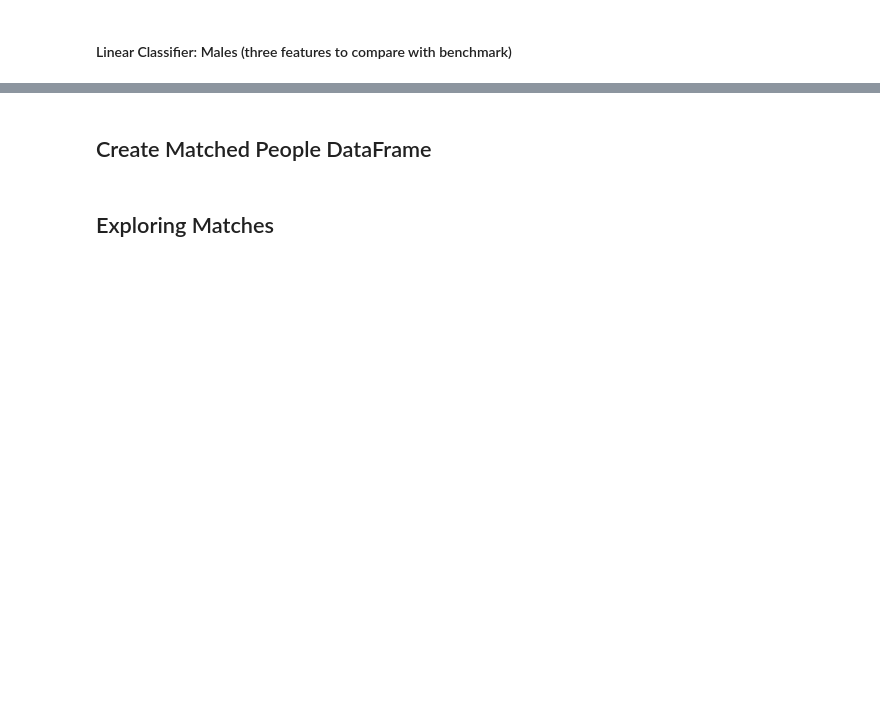
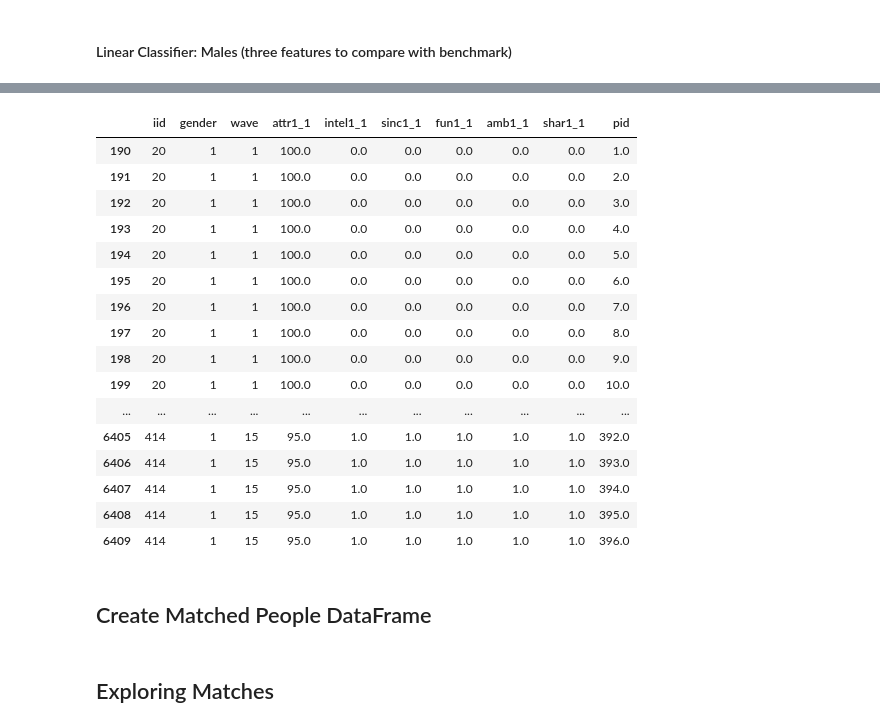
Before and after one commit to fiatveritas/Portfolio, a Jupyter notebook: Udacity_Project_5_Capstone/Love_At_First_Sight.ipynb, the cells around one changed output, grey strips where cells are left out. Cells and saved outputs as stored; diff of their text form; code cells hidden in the pictures; blank space fills up the shorter version.

```diff
--- a/Udacity_Project_5_Capstone/Love_At_First_Sight.ipynb
+++ b/Udacity_Project_5_Capstone/Love_At_First_Sight.ipynb
@@ -570,6 +701,24 @@ fc.linear_classifier(men_input_df[['attr', 'amb', 'intel']], men_target_df)
 # %%
 data_2 = pd.read_csv("Speed Dating Data.csv")
-data_2[['iid', 'gender', 'wave', 'attr1_1',	'intel1_1', 'sinc1_1', 'fun1_1', 'amb1_1', 'shar1_1']][data_2['attr1_1'] >= 90]
+data_2[['iid', 'gender', 'wave', 'attr1_1',	'intel1_1', 'sinc1_1', 'fun1_1', 'amb1_1', 'shar1_1', 'pid']][data_2['attr1_1'] >= 90]
+# %% [output]
+|  | iid | gender | wave | attr1_1 | intel1_1 | sinc1_1 | fun1_1 | amb1_1 | shar1_1 | pid |
+| 190 | 20 | 1 | 1 | 100.0 | 0.0 | 0.0 | 0.0 | 0.0 | 0.0 | 1.0 |
+| 191 | 20 | 1 | 1 | 100.0 | 0.0 | 0.0 | 0.0 | 0.0 | 0.0 | 2.0 |
+| 192 | 20 | 1 | 1 | 100.0 | 0.0 | 0.0 | 0.0 | 0.0 | 0.0 | 3.0 |
+| 193 | 20 | 1 | 1 | 100.0 | 0.0 | 0.0 | 0.0 | 0.0 | 0.0 | 4.0 |
+| 194 | 20 | 1 | 1 | 100.0 | 0.0 | 0.0 | 0.0 | 0.0 | 0.0 | 5.0 |
+| 195 | 20 | 1 | 1 | 100.0 | 0.0 | 0.0 | 0.0 | 0.0 | 0.0 | 6.0 |
+| 196 | 20 | 1 | 1 | 100.0 | 0.0 | 0.0 | 0.0 | 0.0 | 0.0 | 7.0 |
+| 197 | 20 | 1 | 1 | 100.0 | 0.0 | 0.0 | 0.0 | 0.0 | 0.0 | 8.0 |
+| 198 | 20 | 1 | 1 | 100.0 | 0.0 | 0.0 | 0.0 | 0.0 | 0.0 | 9.0 |
+| 199 | 20 | 1 | 1 | 100.0 | 0.0 | 0.0 | 0.0 | 0.0 | 0.0 | 10.0 |
+| ... | ... | ... | ... | ... | ... | ... | ... | ... | ... | ... |
+| 6405 | 414 | 1 | 15 | 95.0 | 1.0 | 1.0 | 1.0 | 1.0 | 1.0 | 392.0 |
+| 6406 | 414 | 1 | 15 | 95.0 | 1.0 | 1.0 | 1.0 | 1.0 | 1.0 | 393.0 |
+| 6407 | 414 | 1 | 15 | 95.0 | 1.0 | 1.0 | 1.0 | 1.0 | 1.0 | 394.0 |
+| 6408 | 414 | 1 | 15 | 95.0 | 1.0 | 1.0 | 1.0 | 1.0 | 1.0 | 395.0 |
+| 6409 | 414 | 1 | 15 | 95.0 | 1.0 | 1.0 | 1.0 | 1.0 | 1.0 | 396.0 |
 # %% [markdown]
 <h2>Create Matched People DataFrame</h2>
 # %%
```
Also changed, not shown: parts of 10 cells of this notebook, 1 other file.
